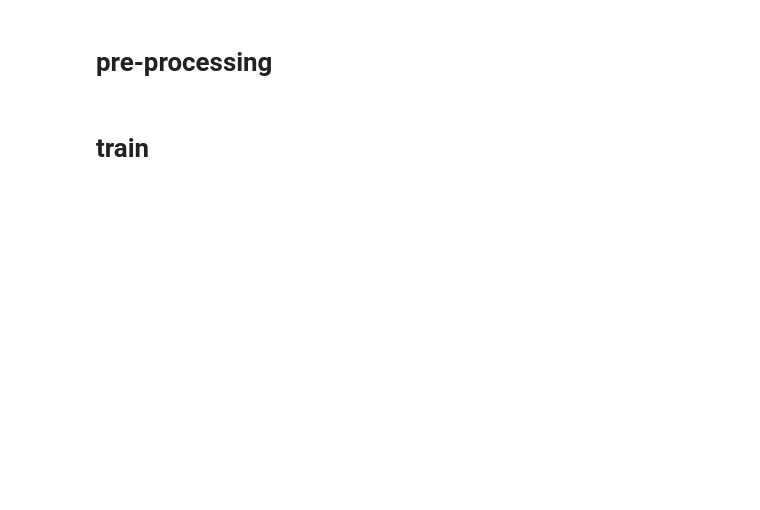
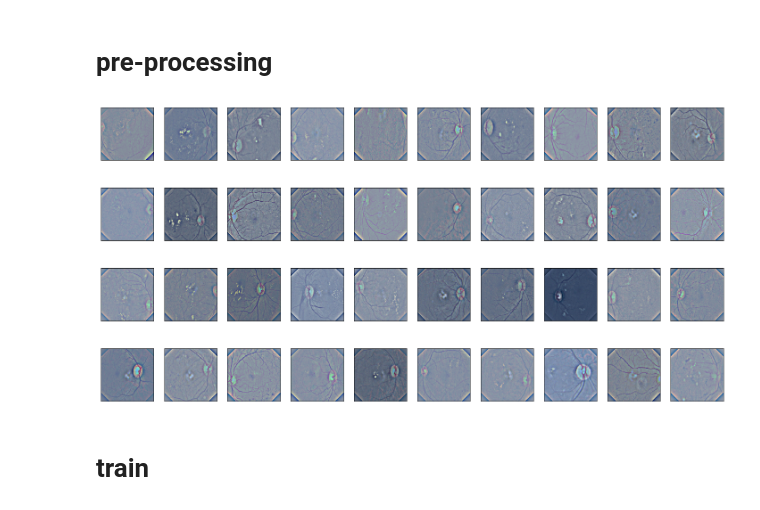
Before and after one commit to Kaniikura/kaggle-aptos, a Jupyter notebook: py/APTOS.ipynb, the cells around one changed output. Drawn from its saved outputs; the diff is of its cells as text; code cells hidden in the pictures; blank space fills up the shorter version.

```diff
--- a/py/APTOS.ipynb
+++ b/py/APTOS.ipynb
@@ -111,9 +282,14 @@ def crop_image_from_gray(img,tol=7):
 # %%
-transform = albumentations.Compose([
-    albumentations.GaussianBlur(blur_limit=7,p=1),
-    albumentations.HorizontalFlip(),
-    albumentations.VerticalFlip(),
-    albumentations.RandomBrightness(limit=0.1),
+transform = torchvision.transforms.Compose([
+    transforms.RandomVerticalFlip(),
+    transforms.RandomHorizontalFlip(),
+    transforms.ColorJitter(brightness=0.4,contrast=(0.9,1.4),saturation=0.4),
+    transforms.ToTensor(),
+    crop_out_black,
+    center,
+    tight_crop,
+    to_256_torch,
+    remove_corners,
+    lambda img: subtract_gaussian_blur(img, rel_size=.2, color_scale=1),
     transforms.Normalize([0.485, 0.456, 0.406], [0.229, 0.224, 0.225]),
-    AT.ToTensor()
     ])
@@ -222,30 +296,32 @@ class RetinopathyDataset(Dataset):
 # %%
-PLOT = False
+PLOT = True
 if PLOT:
     rows = 4
     cols = 10
     data_dic = {
                 'train':{'csv':'../input/aptos2019-blindness-detection/train.csv','datatype':'train'},
                 'test':{'csv':'../input/aptos2019-blindness-detection/test.csv','datatype':'test'},
                 '2015':{'csv':'../input/diabetic-retinopathy-resized/new_trainLabels.csv','datatype':'train_old'},
                }
-    select = 'train'
+    select = 'test'
     sample_dataset = RetinopathyDataset(csv_file=data_dic[select]['csv'],
                                         transform=transform, datatype=data_dic[select]['datatype'], mixup_prob=0)
 
     fig = plt.figure(figsize=(25, 16))
     for i in range(rows):
         for j in range(cols):
             ax = fig.add_subplot(5, 10, i * cols + j + 1, xticks=[], yticks=[])
             data = sample_dataset.__getitem__(cols*i+j)
             im =  data['image'].permute(1,2,0).numpy()
             im = (im - np.amin(im)) / (np.amax(im) - np.amin(im)) *255
             plt.imshow(im.astype(np.uint8))
             if not select == 'test':
                 label = data['labels'].numpy()
                 ax.set_title('Label: {0:.2f}'.format(label))
             if 10*i+j == 39:
                 break
+# %% [output]
+[figure, added]
 # %%
 def load_model_instagram():
     model = torch.hub.load('facebookresearch/WSL-Images', 'resnext101_32x16d_wsl')
```
Also changed, not shown: parts of 6 cells of this notebook.
